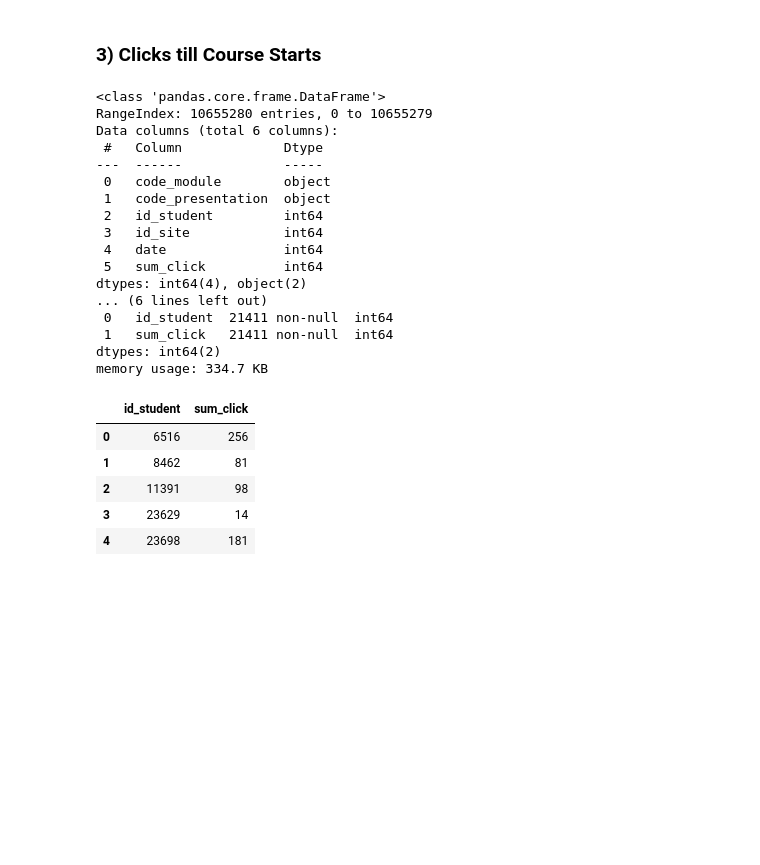
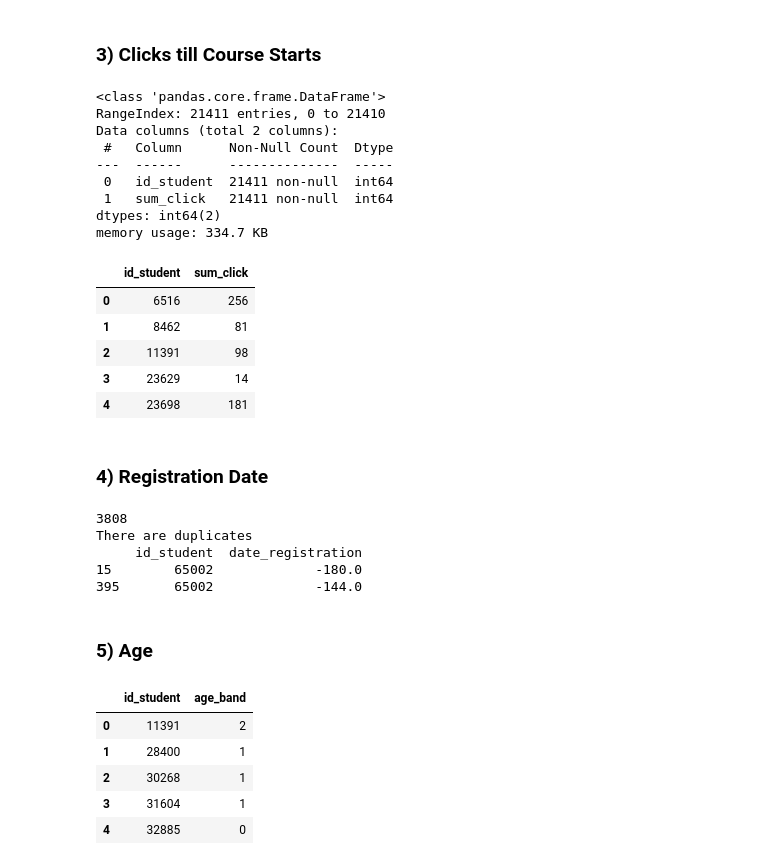
Before and after one commit to kazokid/UZOP-projekt, a Jupyter notebook: phase-one.ipynb, the cells around one changed output. Cells and saved outputs as stored; diff of their text form; code cells hidden in the pictures; blank space fills up the shorter version.

Commit message:
Seperated the 7 used variables for the predictions and modified their values

```diff
--- a/phase-one.ipynb
+++ b/phase-one.ipynb
@@ -411,7 +411,6 @@ memory usage: 509.4+ KB
 ### 3) Clicks till Course Starts
 # %%
 # we only need the id_student and number of clicks before the course starts
-studentVle.info()
 clicksTillCourseStarts = studentVle[['id_student','date','sum_click']]
 # we only need the number of clicks before the course starts
 clicksTillCourseStarts = clicksTillCourseStarts[clicksTillCourseStarts['date'] < 0]
@@ -423,18 +422,10 @@ clicksTillCourseStarts.info()
 clicksTillCourseStarts.head()
 # %% [output]
 <class 'pandas.core.frame.DataFrame'>
-RangeIndex: 10655280 entries, 0 to 10655279
-Data columns (total 6 columns):
- #   Column             Dtype
----  ------             -----
- 0   code_module        object
- 1   code_presentation  object
- 2   id_student         int64
- 3   id_site            int64
- 4   date               int64
- 5   sum_click          int64
-dtypes: int64(4), object(2)
-... (6 lines left out)
+RangeIndex: 21411 entries, 0 to 21410
+Data columns (total 2 columns):
+ #   Column      Non-Null Count  Dtype
+---  ------      --------------  -----
  0   id_student  21411 non-null  int64
  1   sum_click   21411 non-null  int64
 dtypes: int64(2)
@@ -445,3 +436,42 @@ memory usage: 334.7 KB
 | 2 | 11391 | 98 |
 | 3 | 23629 | 14 |
 | 4 | 23698 | 181 |
+# %% [markdown]
+### 4) Registration Date
+# %%
+# we only need the id_student and date_registration
+registrationDate = studentRegistration[['id_student','date_registration']]
+# check if there are any duplicates
+print(registrationDate.duplicated(['id_student']).sum())
+if True in registrationDate.duplicated(['id_student']).values:
+    print('There are duplicates')
+else:
+    print('There are no duplicates')
+duplicates = registrationDate[registrationDate.duplicated(['id_student'], keep='first')]
+print(registrationDate[registrationDate['id_student'] == 65002])
+# TODO FIX THE DUPLICATES and figure out if there are duplicates/null values above
+# %% [output]
+3808
+There are duplicates
+     id_student  date_registration
+15        65002             -180.0
+395       65002             -144.0
+# %% [markdown]
+### 5) Age
+# %%
+# we only need the id_student and age_band
+# we want to replave the age_band with indexes from 0 to
+age = studentInfo[['id_student','age_band']]
+
+age.loc[:, 'age_band'] = age['age_band'].replace(['0-35', '35-55', '55<='], [0, 1, 2])
+
+# Display the first few rows of the modified DataFrame
+age.head()
+# todo check if this is correct, if it mapped the right values
+# %% [output]
+|  | id_student | age_band |
+| 0 | 11391 | 2 |
+| 1 | 28400 | 1 |
+| 2 | 30268 | 1 |
+| 3 | 31604 | 1 |
+| 4 | 32885 | 0 |
```
Also changed, not shown: parts of 6 cells of this notebook.
